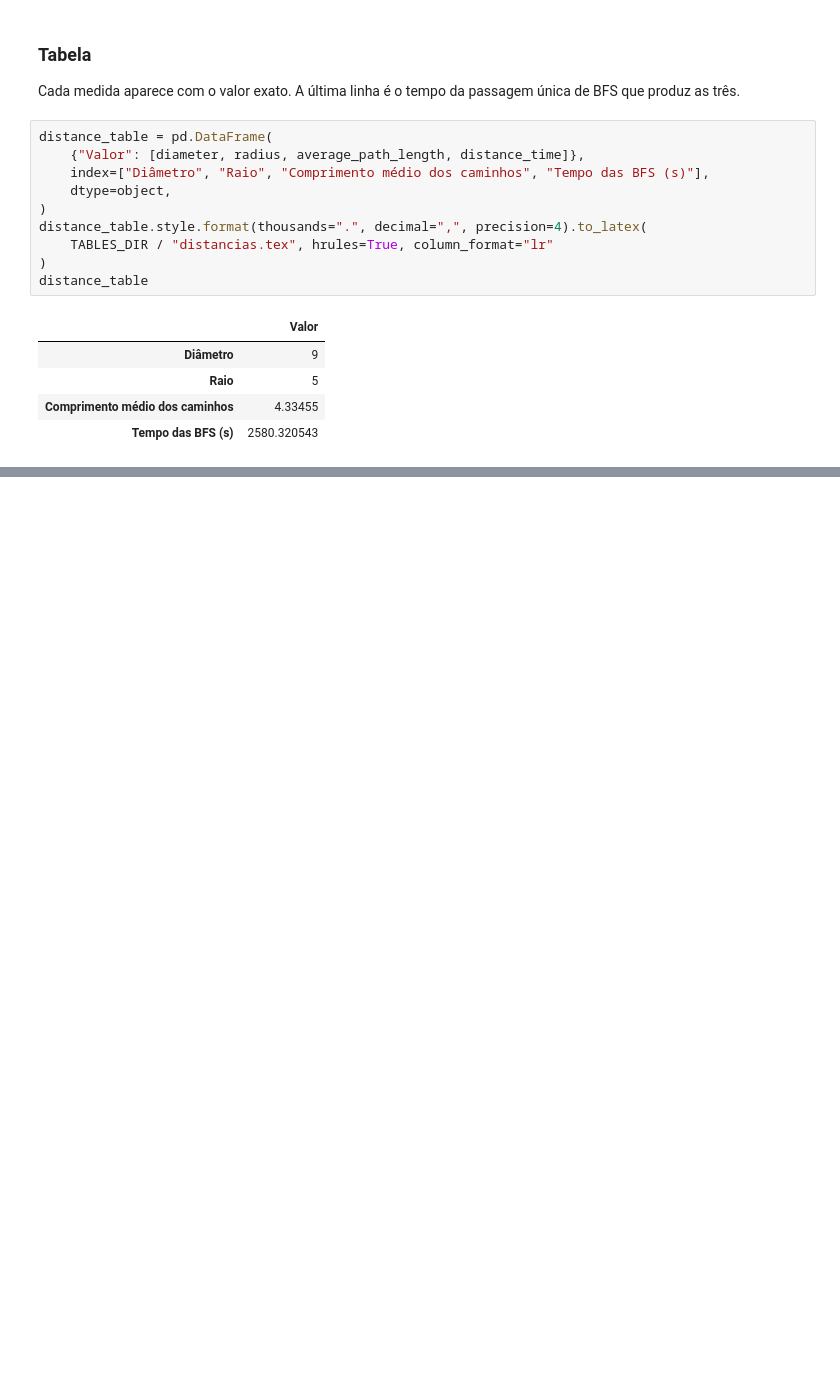
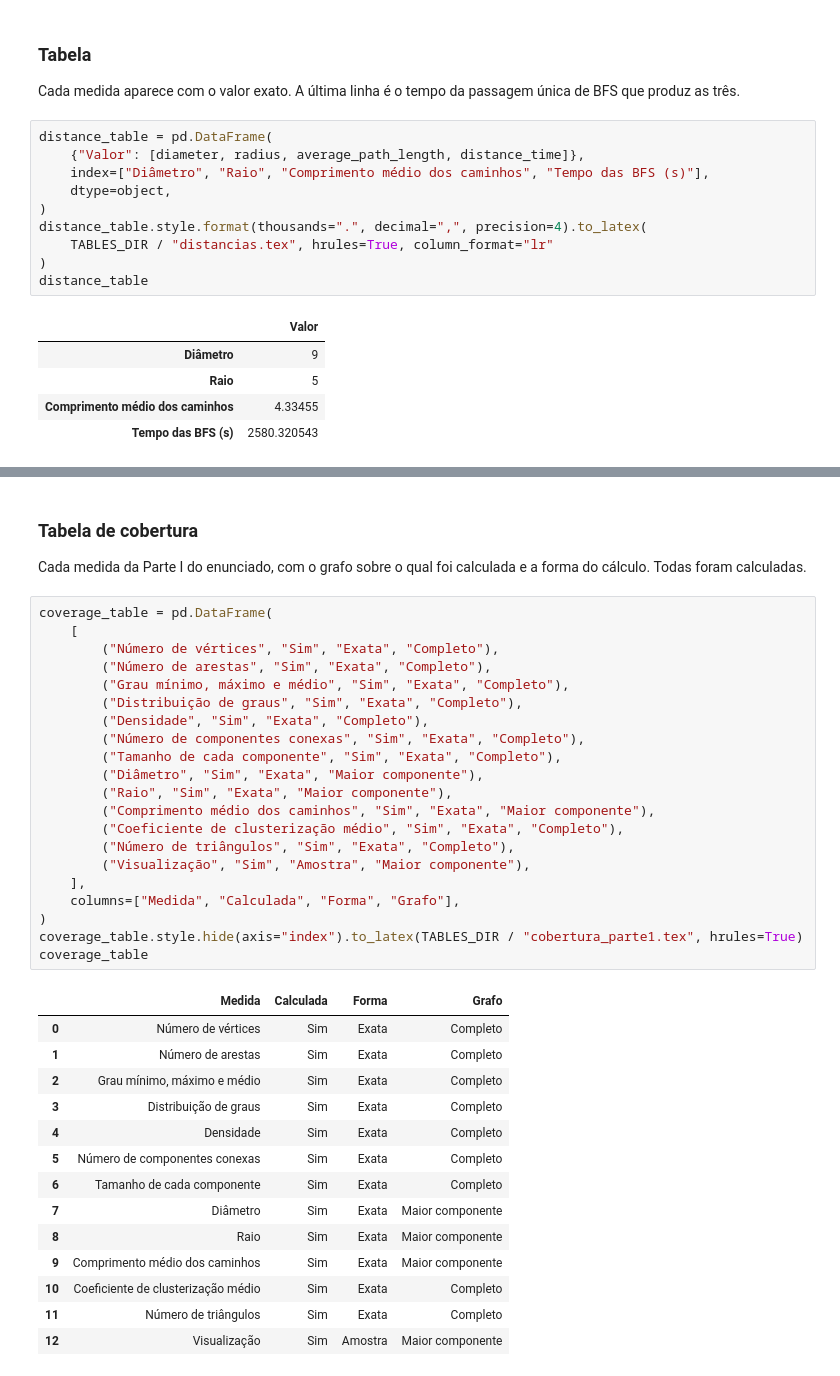
Before and after one commit to Augustocfq/snap-flickr-MATA53, a Jupyter notebook: main.ipynb, the cells around one changed output, grey strips where cells are left out. Saved outputs shown, nothing was run; the diff lists cells and outputs as text; blank space fills up the shorter version.

```diff
--- a/main.ipynb
+++ b/main.ipynb
@@ -446,0 +494,40 @@ distance_table
+# %% [markdown]
+### Tabela de cobertura
+
+Cada medida da Parte I do enunciado, com o grafo sobre o qual foi calculada e a forma do cálculo. Todas foram calculadas.
+# %%
+coverage_table = pd.DataFrame(
+    [
+        ("Número de vértices", "Sim", "Exata", "Completo"),
+        ("Número de arestas", "Sim", "Exata", "Completo"),
+        ("Grau mínimo, máximo e médio", "Sim", "Exata", "Completo"),
+        ("Distribuição de graus", "Sim", "Exata", "Completo"),
+        ("Densidade", "Sim", "Exata", "Completo"),
+        ("Número de componentes conexas", "Sim", "Exata", "Completo"),
+        ("Tamanho de cada componente", "Sim", "Exata", "Completo"),
+        ("Diâmetro", "Sim", "Exata", "Maior componente"),
+        ("Raio", "Sim", "Exata", "Maior componente"),
+        ("Comprimento médio dos caminhos", "Sim", "Exata", "Maior componente"),
+        ("Coeficiente de clusterização médio", "Sim", "Exata", "Completo"),
+        ("Número de triângulos", "Sim", "Exata", "Completo"),
+        ("Visualização", "Sim", "Amostra", "Maior componente"),
+    ],
+    columns=["Medida", "Calculada", "Forma", "Grafo"],
+)
+coverage_table.style.hide(axis="index").to_latex(TABLES_DIR / "cobertura_parte1.tex", hrules=True)
+coverage_table
+# %% [output]
+|  | Medida | Calculada | Forma | Grafo |
+| 0 | Número de vértices | Sim | Exata | Completo |
+| 1 | Número de arestas | Sim | Exata | Completo |
+| 2 | Grau mínimo, máximo e médio | Sim | Exata | Completo |
+| 3 | Distribuição de graus | Sim | Exata | Completo |
+| 4 | Densidade | Sim | Exata | Completo |
+| 5 | Número de componentes conexas | Sim | Exata | Completo |
+| 6 | Tamanho de cada componente | Sim | Exata | Completo |
+| 7 | Diâmetro | Sim | Exata | Maior componente |
+| 8 | Raio | Sim | Exata | Maior componente |
+| 9 | Comprimento médio dos caminhos | Sim | Exata | Maior componente |
+| 10 | Coeficiente de clusterização médio | Sim | Exata | Completo |
+| 11 | Número de triângulos | Sim | Exata | Completo |
+| 12 | Visualização | Sim | Amostra | Maior componente |
```
Also changed, not shown: parts of 6 cells of this notebook, 3 other files.
